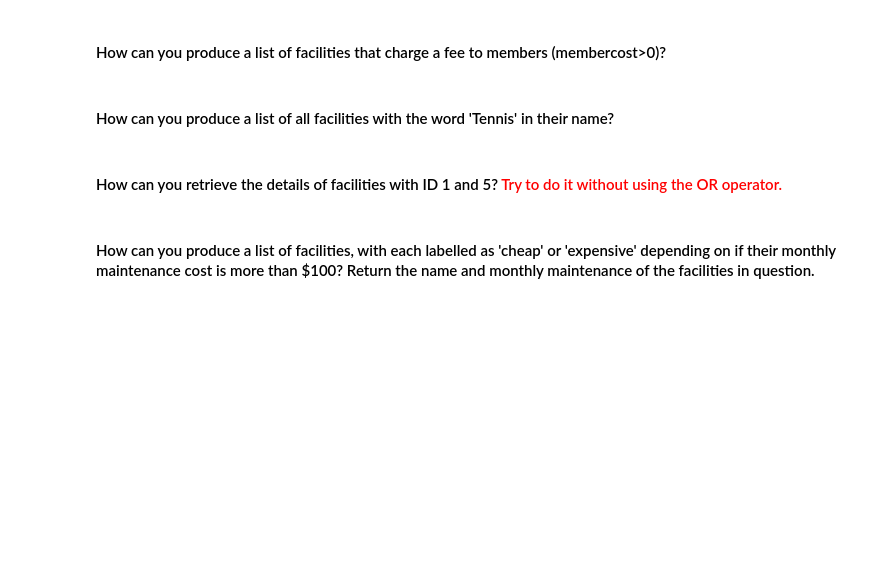
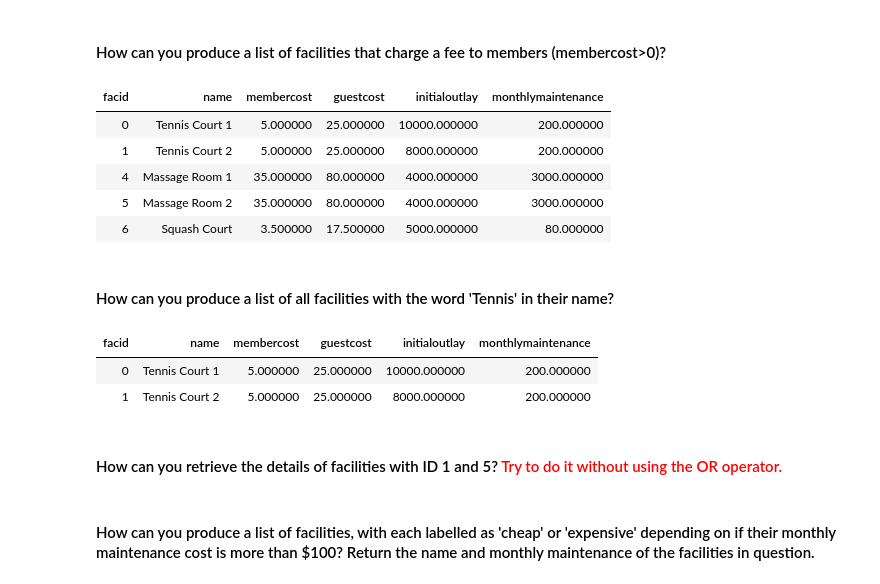
Before and after one commit to haicheviet/dataeng-course-1, a Jupyter notebook: homework_postgres/PostgreSQL-Students.ipynb, the cells around one changed output. Drawn from its saved outputs; the diff is of its cells as text; code cells hidden in the pictures; blank space fills up the shorter version.

```diff
--- a/homework_postgres/PostgreSQL-Students.ipynb
+++ b/homework_postgres/PostgreSQL-Students.ipynb
@@ -1566,2 +1564,14 @@ NameError: name 'con' is not defined
+# %%
+##YOUR QUERY HERE##
+actorMoviesAgg= pd.read_sql('''SELECT * FROM cd.facilities WHERE membercost>0
+                               ''', con)
+display(actorMoviesAgg.style.hide_index())
+# %% [output]
+| facid | name | membercost | guestcost | initialoutlay | monthlymaintenance |
+| 0 | Tennis Court 1 | 5.000000 | 25.000000 | 10000.000000 | 200.000000 |
+| 1 | Tennis Court 2 | 5.000000 | 25.000000 | 8000.000000 | 200.000000 |
+| 4 | Massage Room 1 | 35.000000 | 80.000000 | 4000.000000 | 3000.000000 |
+| 5 | Massage Room 2 | 35.000000 | 80.000000 | 4000.000000 | 3000.000000 |
+| 6 | Squash Court | 3.500000 | 17.500000 | 5000.000000 | 80.000000 |
 # %% [markdown]
 ####  How can you produce a list of all facilities with the word 'Tennis' in their name?
@@ -1570,3 +1578,12 @@ NameError: name 'con' is not defined
+# %%
+##YOUR QUERY HERE##
+actorMoviesAgg= pd.read_sql('''SELECT * FROM cd.facilities WHERE name LIKE 'Tennis%'
+                               ''', con)
+display(actorMoviesAgg.style.hide_index())
+# %% [output]
+| facid | name | membercost | guestcost | initialoutlay | monthlymaintenance |
+| 0 | Tennis Court 1 | 5.000000 | 25.000000 | 10000.000000 | 200.000000 |
+| 1 | Tennis Court 2 | 5.000000 | 25.000000 | 8000.000000 | 200.000000 |
 # %% [markdown]
 #### How can you retrieve the details of facilities with ID 1 and 5? <font color=red>Try to do it without using the OR operator.</font>
 # %%
```
Also changed, not shown: parts of 5 cells of this notebook.
